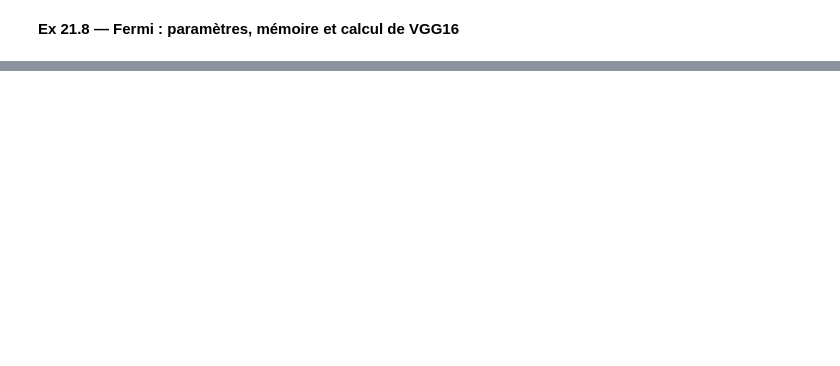
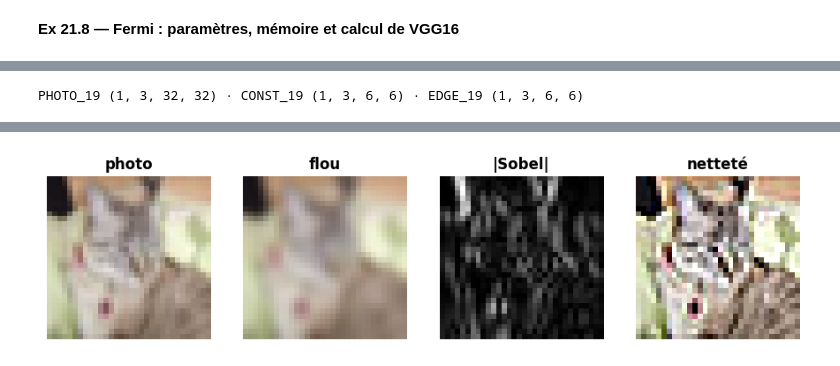
Before and after one commit to cemah2/workbookIA, a Jupyter notebook: chapitres/ch21_cnn/05_solutions.ipynb, the cells around one changed output, grey strips where cells are left out. Saved outputs shown, nothing was run; the diff lists cells and outputs as text; code cells hidden in the pictures; blank space fills up the shorter version.

```diff
--- a/chapitres/ch21_cnn/05_solutions.ipynb
+++ b/chapitres/ch21_cnn/05_solutions.ipynb
@@ -701,0 +1294,75 @@ WB_ANSWER {"hash": "e0f95ad1733fdaf8c1caef3c62b509fb6a5b82bc0deb26aed801147df7bc
+# %%
+X_19, _ = wb.datasets.load_cifar10("test")
+PHOTO_19 = torch.tensor(X_19[[8]].astype(np.float64) / 255).permute(0, 3, 1, 2)   # one photo (1, 3, 32, 32), in [0, 1]
+CONST_19 = torch.full((1, 3, 6, 6), 0.4, dtype=torch.float64)                       # a uniform grey image
+EDGE_19 = torch.zeros(1, 3, 6, 6, dtype=torch.float64)
+EDGE_19[..., 3:] = 1.0                       # black on the left, white on the right: a vertical edge between columns 2 and 3
+LUMA_19 = (0.299, 0.587, 0.114)              # the weights of R, G and B in the luminance (the grey of a colour)
+print("PHOTO_19", tuple(PHOTO_19.shape), "· CONST_19", tuple(CONST_19.shape), "· EDGE_19", tuple(EDGE_19.shape))
+# %% [output]
+PHOTO_19 (1, 3, 32, 32) · CONST_19 (1, 3, 6, 6) · EDGE_19 (1, 3, 6, 6)
+# %%
+def blur_19(x):
+    """Box blur 3 x 3 of each channel of x (N, 3, H, W), float64: one F.conv2d with groups=3, after a replicate padding."""
+    weight = torch.full((3, 1, 3, 3), 1.0 / 9, dtype=x.dtype)            # (C_out, C_in / groups, 3, 3) = (3, 1, 3, 3)
+    return F.conv2d(F.pad(x, (1, 1, 1, 1), mode="replicate"), weight, groups=3)
+
+
+def sobel_19(x):
+    """Horizontal Sobel gradient of the luminance of x (N, 3, H, W): one F.conv2d with a (1, 3, 3, 3) weight, after a
+    replicate padding; returns (N, 1, H, W), positive where the image gets brighter to the right."""
+    sobel = torch.tensor([[-1.0, 0.0, 1.0], [-2.0, 0.0, 2.0], [-1.0, 0.0, 1.0]], dtype=x.dtype)
+    weight = torch.stack([c * sobel for c in LUMA_19])[None]             # (1, 3, 3, 3): grey THEN Sobel, in one layer
+    return F.conv2d(F.pad(x, (1, 1, 1, 1), mode="replicate"), weight)
+
+
+def sharpen_19(x):
+    """Sharpen each channel of x (N, 3, H, W) with the kernel [[0, -1, 0], [-1, 5, -1], [0, -1, 0]] (groups=3, replicate
+    padding), then clamp the result to [0, 1]."""
+    kernel = torch.tensor([[0.0, -1.0, 0.0], [-1.0, 5.0, -1.0], [0.0, -1.0, 0.0]], dtype=x.dtype)
+    weight = kernel.expand(3, 1, 3, 3)
+    return F.conv2d(F.pad(x, (1, 1, 1, 1), mode="replicate"), weight, groups=3).clamp(0.0, 1.0)
+
+
+outs_19 = {}
+for name_19, fn_19, channels_19 in [("blur_19", blur_19, 3), ("sobel_19", sobel_19, 1), ("sharpen_19", sharpen_19, 3)]:
+    with checked("21.19"):
+        out_19 = fn_19(PHOTO_19.clone())
+        if returned("21.19", name_19, out_19):
+            if not isinstance(out_19, torch.Tensor) or tuple(out_19.shape) != (1, channels_19, 32, 32):
+                print(f"❌ Ex 21.19 : {name_19} doit rendre un tenseur (1, {channels_19}, 32, 32) pour la photo (1, 3, 32, 32) ; "
+                      f"reçu {type(out_19).__name__} de forme {tuple(np.shape(out_19))}.")
+            else:
+                outs_19[name_19] = out_19
+if "blur_19" in outs_19:
+    with checked("21.19"):
+        same("21.19", "blur_19 d'une image uniforme (les bords ne noircissent pas)", blur_19(CONST_19), CONST_19)
+        padded_19 = F.pad(PHOTO_19, (1, 1, 1, 1), mode="replicate")
+        same("21.19", "blur_19 contre la moyenne de chaque fenêtre 3 x 3 (F.avg_pool2d)", outs_19["blur_19"],
+             F.avg_pool2d(padded_19, 3, stride=1))
+if "sobel_19" in outs_19:
+    with checked("21.19"):
+        same("21.19", "sobel_19 d'une image uniforme", sobel_19(CONST_19), torch.zeros(1, 1, 6, 6))
+        same("21.19", "sobel_19 du bord vertical (4 de part et d'autre du bord, 0 ailleurs)", sobel_19(EDGE_19),
+             torch.tensor([[[[0.0, 0.0, 4.0, 4.0, 0.0, 0.0]] * 6]]))
+        gray_19 = sum(c * PHOTO_19[:, k:k + 1] for k, c in enumerate(LUMA_19))
+        kernel_19 = torch.tensor([[[[-1.0, 0.0, 1.0], [-2.0, 0.0, 2.0], [-1.0, 0.0, 1.0]]]], dtype=torch.float64)
+        same("21.19", "sobel_19 contre deux étapes (la luminance, puis le Sobel sur une image grise)", outs_19["sobel_19"],
+             F.conv2d(F.pad(gray_19, (1, 1, 1, 1), mode="replicate"), kernel_19))
+if "sharpen_19" in outs_19:
+    with checked("21.19"):
+        same("21.19", "sharpen_19 d'une image uniforme", sharpen_19(CONST_19), CONST_19)
+        sharp_19 = outs_19["sharpen_19"]
+        verdict("21.19", float(sharp_19.min()) >= 0.0 and float(sharp_19.max()) <= 1.0, "sharpen_19 reste dans [0, 1].",
+                f"sharpen_19 va de {float(sharp_19.min()):.3f} à {float(sharp_19.max()):.3f} : ramène-le dans [0, 1] (clamp).")
+if len(outs_19) == 3:
+    fig, axes = plt.subplots(1, 4, figsize=(11, 3))
+    panels_19 = [(PHOTO_19, "photo"), (outs_19["blur_19"], "flou"), (outs_19["sobel_19"].abs(), "|Sobel|"),
+                 (outs_19["sharpen_19"], "netteté")]
+    for ax, (img_19, title_19) in zip(axes, panels_19):
+        arr_19 = img_19[0].permute(1, 2, 0).numpy()
+        ax.imshow(arr_19[..., 0] if arr_19.shape[-1] == 1 else arr_19, cmap="gray")
+        ax.set_title(title_19)
+        ax.axis("off")
+    plt.show()
+# %% [output]
@@ -701,0 +1376 @@ WB_ANSWER {"hash": "e0f95ad1733fdaf8c1caef3c62b509fb6a5b82bc0deb26aed801147df7bc
+[figure, added]
```
Also changed, not shown: parts of 92 cells of this notebook, 16 other files.
